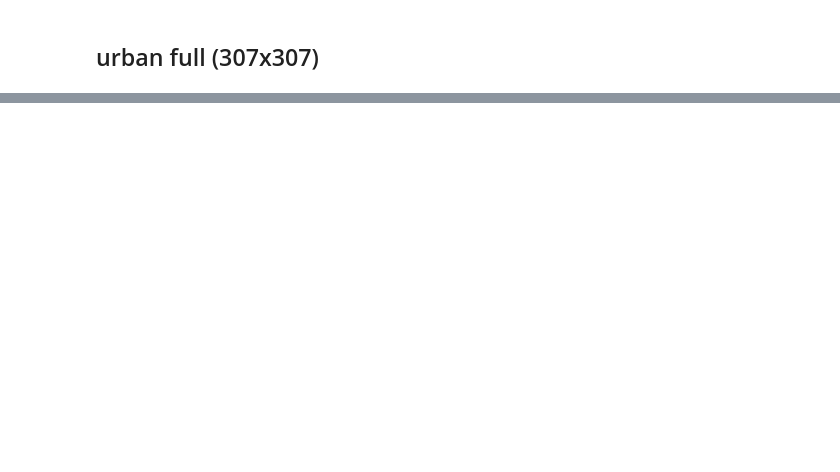
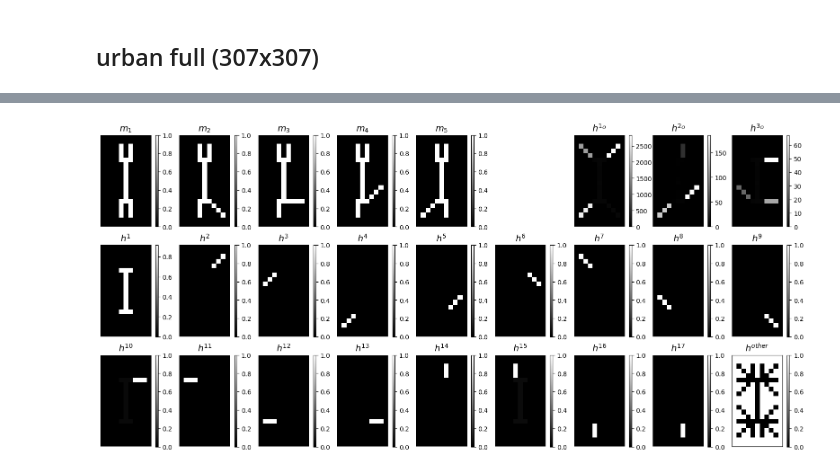
Before and after one commit to waqasbinhamed/sonnmf, a Jupyter notebook: experimental/notebooks/plots for article.ipynb, the cells around one changed output, grey strips where cells are left out. Drawn from its saved outputs; the diff is of its cells as text; code cells hidden in the pictures; blank space fills up the shorter version.

Commit message:
swimmer files, and modified notebooks

```diff
--- a/experimental/notebooks/plots for article.ipynb
+++ b/experimental/notebooks/plots for article.ipynb
@@ -503,0 +542,3 @@ plot_combined_H(new_H, (307, 307), (15, 3), num_rows=1, filename='../for_article
+# %%
+data_filepath = '../datasets/swimmer.npz'
+ini_filepath = '../saved_models/swimmer/r{}_ini.npz'
@@ -513,3 +561,9 @@ else:
     ini_H = np.random.rand(r, n)
     with open(ini_filepath.format(r), 'wb') as fout:
         np.savez_compressed(fout, ini_W=ini_W, ini_H=ini_H)
+# %%
+W, H, fscores, gscores, hscores, total_scores = load_results(f'../saved_models/swimmer/r{r}_l{_lam}_g{_gamma}_it{max_iters}.npz')
+# %%
+unique_idxs = [ 8,  0, 21, 33, 10, 44, 47, 12, 38, 16, 42, 18, 31, 17, 48, 14,  2]
+# unique_idxs.sort()
+other_idxs = [x for x in range(r) if x not in unique_idxs]
@@ -524,3 +635,69 @@ H_NMF = model.components_
 # %%
-fns = ['../images/tmp_w.jpg', '../images/tmp_seph.jpg', '../images/tmp_combh.jpg', '../for_article/urban_vanilla.pdf']
-plot_and_merge(W_NMF, H_NMF, (307, 307), (33, 6), 16, fns, 2, delete=True)
+data = np.load(f'../saved_models/swimmer/vanilla_r{r}.npz')
+W_NMF = data['W']
+H_NMF = data['H']
+fns = ['../images/tmp_w.jpg', '../images/tmp_seph.jpg', '../images/tmp_combh.jpg', '../for_article/swimmer_vanilla.pdf']
+plot_and_merge(W_NMF, H_NMF, (20, 11), (16, 10), 16, fns, 5, delete=True)
+# %%
+num_rows = 3
+num_cols = 9
+fig, axs = plt.subplots(num_rows, num_cols, figsize=(20, 9))
+
+M3d = M.reshape(-1, 20, 11, order='F')
+H3d = H.reshape(-1, 20, 11, order='F')
+H_NMF3d = H_NMF.reshape(-1, 20, 11, order='F')
+
+axs = axs.ravel()
+
+for ax_idx in range(5):
+    img = axs[ax_idx].imshow(M3d[ax_idx, :, :], cmap='gray')
+    axs[ax_idx].set_title(f'$m_{{{ax_idx + 1}}}$', fontsize=14) # indexing from 1
+
+    divider = make_axes_locatable(axs[ax_idx])
+    cax = divider.append_axes('right', size='5%', pad=0.1)
+    fig.colorbar(img, cax=cax, orientation='vertical')
+    axs[ax_idx].axis('off')
+
+
+axs[5].axis('off')
+
+for ax_idx, w_idx in enumerate([28, 43, 44]):
+    mod_ax_idx = ax_idx + 6
+
+    img = axs[mod_ax_idx].imshow(H_NMF3d[w_idx, :, :], cmap='gray')
+    # img = axs[ax_idx].imshow(H3d[w_idx, :, :])
+    axs[mod_ax_idx].set_title(f'$h^{{{w_idx + 1}_O}}$', fontsize=14) # indexing from 1
+
+    divider = make_axes_locatable(axs[mod_ax_idx])
+    cax = divider.append_axes('right', size='5%', pad=0.1)
+    fig.colorbar(img, cax=cax, orientation='vertical')
+    axs[mod_ax_idx].axis('off')
+
+
+for ax_idx, w_idx in enumerate(unique_idxs):
+    mod_ax_idx = ax_idx + 9
+
+    img = axs[mod_ax_idx].imshow(H3d[w_idx, :, :], cmap='gray')
+    # img = axs[ax_idx].imshow(H3d[w_idx, :, :])
+    axs[mod_ax_idx].set_title(f'$h^{{{w_idx + 1}}}$', fontsize=14) # indexing from 1
+
+    divider = make_axes_locatable(axs[mod_ax_idx])
+    cax = divider.append_axes('right', size='5%', pad=0.1)
+    fig.colorbar(img, cax=cax, orientation='vertical')
+    axs[mod_ax_idx].axis('off')
+
+
+
+img = axs[-1].imshow(H3d[other_idxs, :, :].sum(axis=0), cmap='gray')
+# img = axs[-1].imshow(H3d[other_idxs, :, :].sum(axis=0))
+axs[-1].set_title('$h^{other}$', fontsize=14)
+divider = make_axes_locatable(axs[-1])
+cax = divider.append_axes('right', size='5%', pad=0.1)
+fig.colorbar(img, cax=cax, orientation='vertical')
+axs[-1].set_xticks([])
+axs[-1].set_yticks([])
+
+# plt.tight_layout()
+plt.savefig('../for_article/swimmer_lrg.pdf', bbox_inches='tight')
+# %% [output]
+[figure, added]
```
Also changed, not shown: parts of 47 cells of this notebook, 45 other files.
